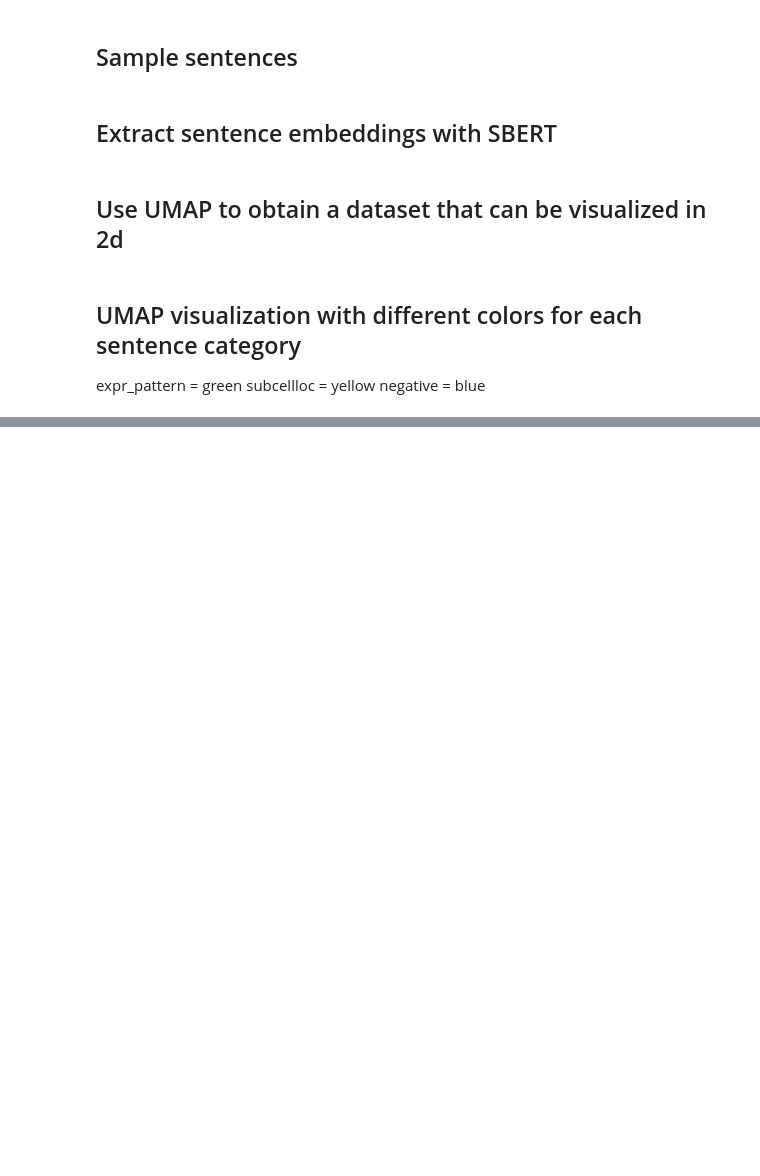
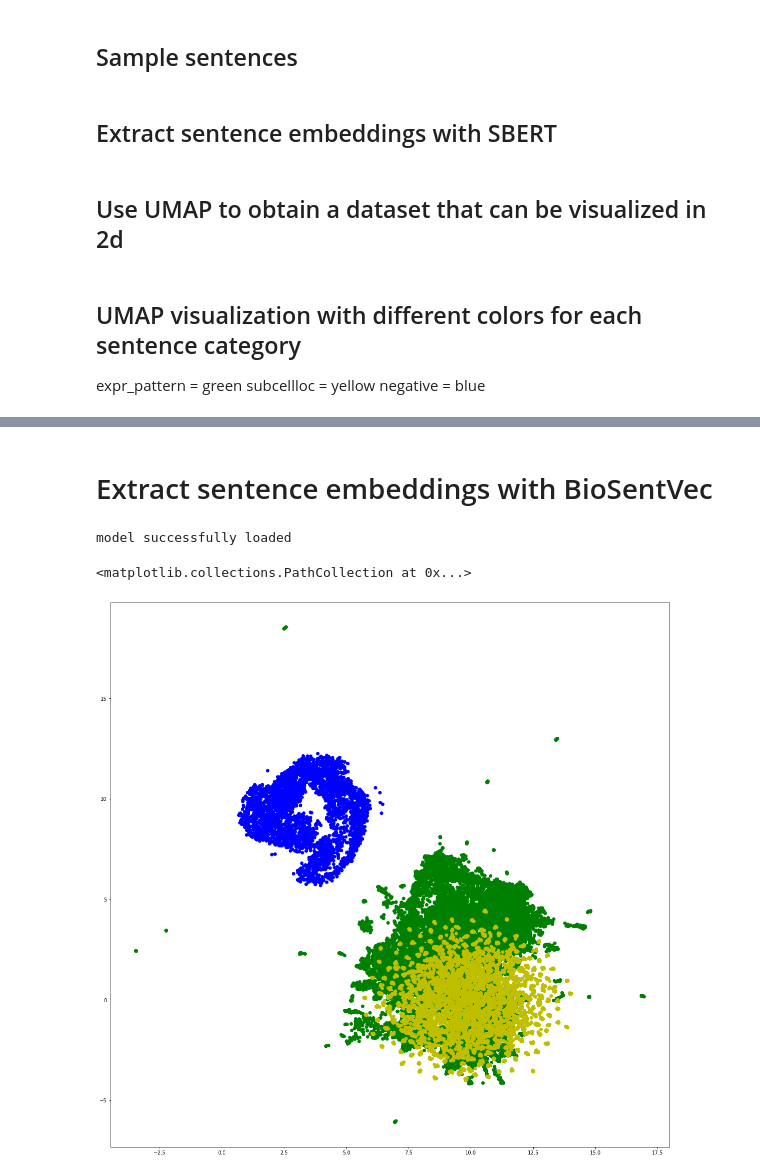
Before and after one commit to WormBase/curation-sentence-classification, a Jupyter notebook: notebooks/sentence_clustering.ipynb, the cells around one changed output, grey strips where cells are left out. Saved outputs shown, nothing was run; the diff lists cells and outputs as text; code cells hidden in the pictures; blank space fills up the shorter version.

```diff
--- a/notebooks/sentence_clustering.ipynb
+++ b/notebooks/sentence_clustering.ipynb
@@ -126,0 +133,29 @@ corpus_neg_otherexpr[345]
+# %% [markdown]
+# Extract sentence embeddings with BioSentVec
+# %%
+model_path = bio_sent_vec_model_location
+biosentvec_model = sent2vec.Sent2vecModel()
+try:
+    biosentvec_model.load_model(model_path)
+except Exception as e:
+    print(e)
+print('model successfully loaded')
+# %% [output]
+model successfully loaded
+# %%
+corpus_embeddings_expr_pattern_bio = biosentvec_model.embed_sentences(corpus_expr_pattern)
+corpus_embeddings_subcellloc_bio = biosentvec_model.embed_sentences(corpus_expr_subcellloc)
+corpus_embeddings_neg_otherexpr_bio = biosentvec_model.embed_sentences(corpus_neg_otherexpr)
+# %%
+umap_reducer = umap.UMAP(metric='cosine')
+corpus_embeddings_expr_pattern_bio_2d = umap_reducer.fit_transform(corpus_embeddings_expr_pattern_bio)
+corpus_embeddings_subcellloc_bio_2d = umap_reducer.fit_transform(corpus_embeddings_subcellloc_bio)
+corpus_embeddings_neg_otherexpr_bio_2d = umap_reducer.fit_transform(corpus_embeddings_neg_otherexpr_bio)
+# %%
+all_corpora_bio_2d = np.vstack((corpus_embeddings_expr_pattern_bio_2d, corpus_embeddings_subcellloc_bio_2d, corpus_embeddings_neg_otherexpr_bio_2d))
+# %%
+fig_scatter = plt.figure(figsize=(20, 20))
+plt.scatter(x=list(all_corpora_bio_2d[:,0]), y=list(all_corpora_bio_2d[:,1]), c=colors)
+# %% [output]
+<matplotlib.collections.PathCollection at 0x...>
+[figure, added]
```
Also changed, not shown: parts of 14 cells of this notebook, 2 other files.
